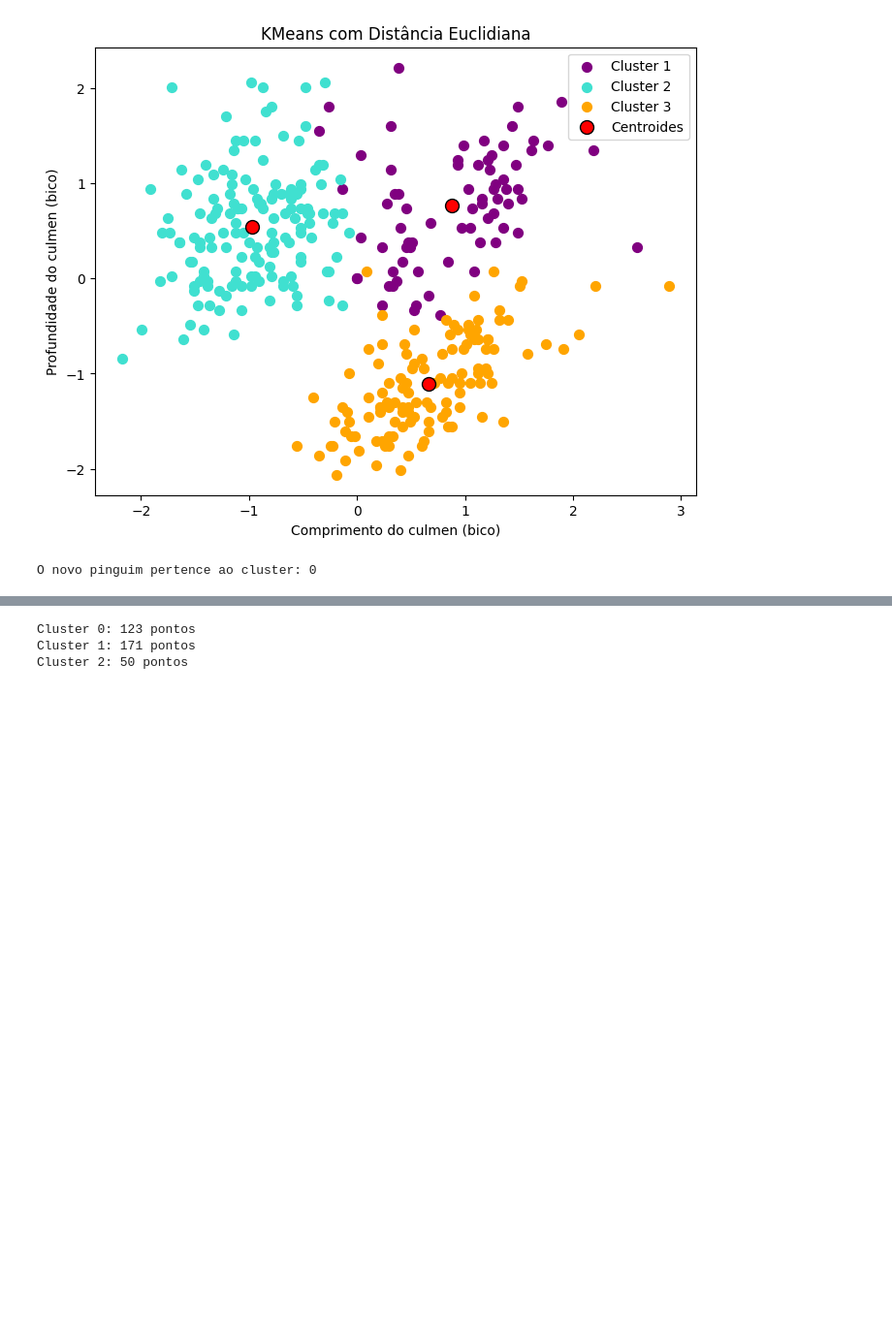
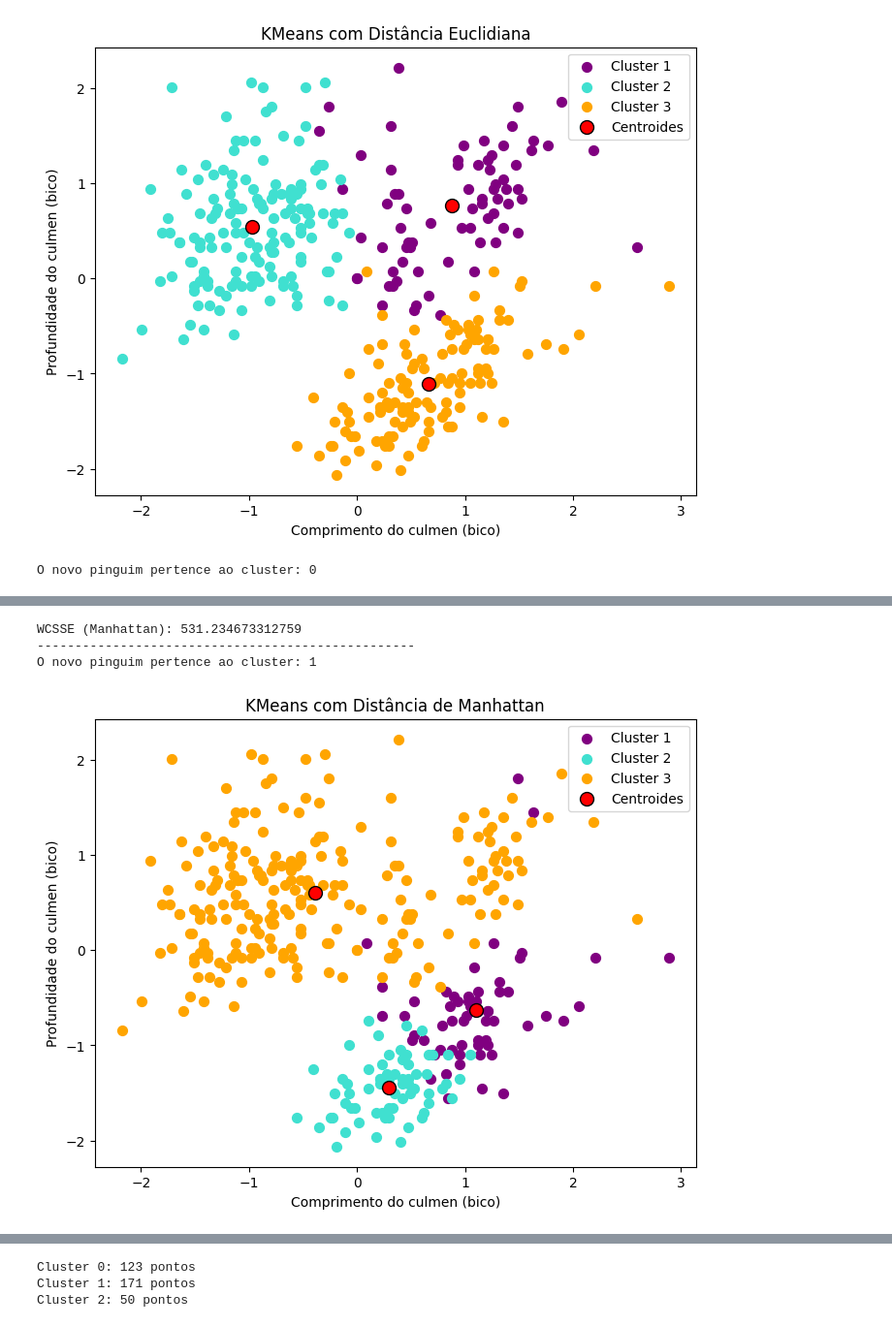
Before and after one commit to Martonidaz/Projeto_IA, a Jupyter notebook: Clustering/app.ipynb, the cells around one changed output, grey strips where cells are left out. Shown: that part at 97% size. Saved outputs shown, nothing was run; the diff lists cells and outputs as text; code cells hidden in the pictures; blank space fills up the shorter version.

```diff
--- a/Clustering/app.ipynb
+++ b/Clustering/app.ipynb
@@ -269,0 +343,57 @@ NameError: name 'plt' is not defined
+# %%
+from sklearn.preprocessing import StandardScaler
+from scipy.spatial.distance import cdist
+import numpy as np
+import matplotlib.pyplot as plt
+
+# Suposição: kmeans_manhattan está implementado ou disponível
+# Centroides e labels retornados pelo modelo KMeans ou KMedoids
+centroids, labels = kmeans_manhattan(Xpenguins_scaled, n_clusters)
+
+# Calculando o WCSSE com distância de Manhattan
+wcsse = sum(
+    np.sum(cdist(Xpenguins_scaled[labels == i], [centroids[i]], metric='cityblock'))
+    for i in range(n_clusters)
+)
+print("WCSSE (Manhattan):", wcsse)
+print("-" * 50)
+
+# Previsão de cluster para novo ponto
+novo_pinguim = scaler.transform([[45.5, 17.4, 210, 4500]])  # Novo pinguim escalado
+distances = cdist(novo_pinguim, centroids, metric='cityblock')
+cluster_predito = np.argmin(distances)
+print(f"O novo pinguim pertence ao cluster: {cluster_predito}")
+
+# Plotando os clusters
+colors = ['purple', 'turquoise', 'orange']
+plt.figure(figsize=(8, 6))
+
+for i in range(n_clusters):
+    plt.scatter(
+        Xpenguins_scaled[labels == i][:, 0],  # Correção nos índices
+        Xpenguins_scaled[labels == i][:, 1],
+        s=50,
+        c=colors[i],
+        label=f'Cluster {i+1}'
+    )
+
+plt.scatter(
+    centroids[:, 0],
+    centroids[:, 1],
+    s=100,
+    c='red',
+    marker='o',
+    edgecolor='black',
+    label="Centroides"
+)
+
+plt.xlabel("Comprimento do culmen (bico)")
+plt.ylabel("Profundidade do culmen (bico)")
+plt.title("KMeans com Distância de Manhattan")
+plt.legend()
+plt.show()
+# %% [output]
+WCSSE (Manhattan): 531.234673312759
+--------------------------------------------------
+O novo pinguim pertence ao cluster: 1
+[figure, added]
```
Also changed, not shown: parts of 8 cells of this notebook, 1 other file.
